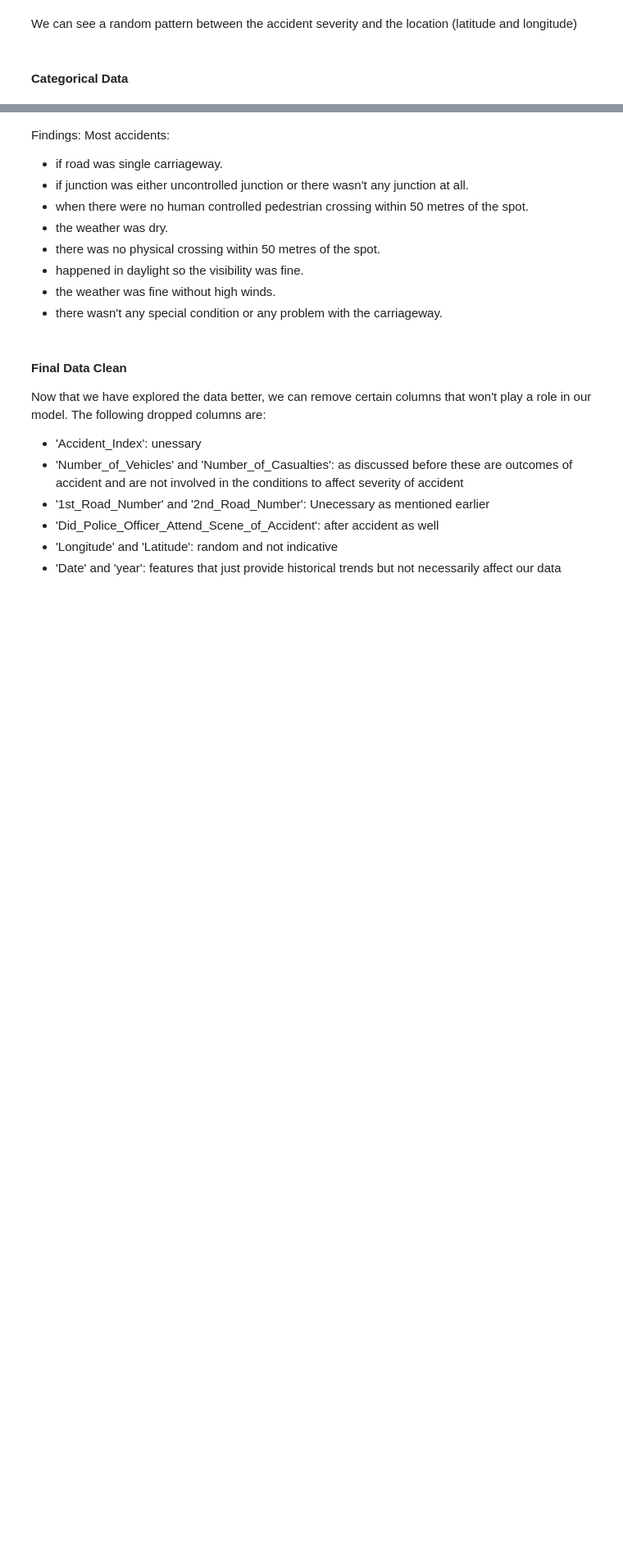
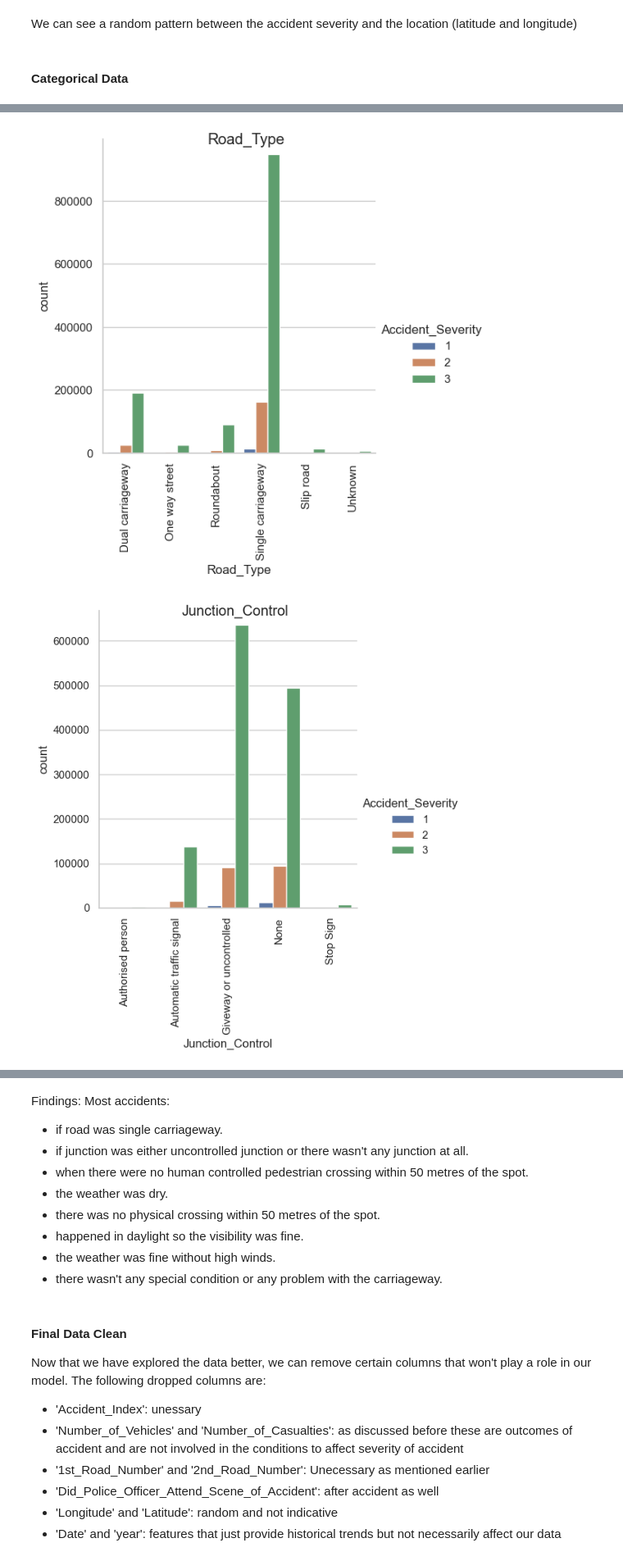
Before and after one commit to jppalero/Traffic_Safety_ML, a Jupyter notebook: model.ipynb, the cells around one changed output, grey strips where cells are left out. Shown at 82% size. Saved outputs shown, nothing was run; the diff lists cells and outputs as text; code cells hidden in the pictures; blank space fills up the shorter version.

```diff
--- a/model.ipynb
+++ b/model.ipynb
@@ -269,21 +270,3 @@ plt.show()
 We can see a random pattern between the accident severity and the location (latitude and longitude)
 # %% [markdown]
 #### Categorical Data
-# %%
-# Visualize Categorial Data
-def cnt_plot(data, col):
-
-  plt.figure(figsize=(10, 7))
-  sns.countplot(y=col, data=data,palette='rainbow')
-  plt.show()
-
-  print('\n')
-
-cnt_lst1 = ['Road_Type', 'Junction_Control',
-           'Pedestrian_Crossing-Human_Control',
-           'Road_Surface_Conditions','Pedestrian_Crossing-Physical_Facilities', 'Light_Conditions',
-            'Weather_Conditions',
-            'Special_Conditions_at_Site', 'Carriageway_Hazards']
-
-for col in cnt_lst1:
-  cnt_plot(dataset, col)
@@ -299,0 +273,21 @@ for col in cnt_lst1:
+# %%
+import matplotlib.pyplot as plt
+import seaborn as sns
+
+# Define the list of categorical variables
+cat_cols = ['Road_Type', 'Junction_Control', 'Pedestrian_Crossing-Human_Control', 'Road_Surface_Conditions',
+            'Pedestrian_Crossing-Physical_Facilities', 'Light_Conditions', 'Weather_Conditions',
+            'Special_Conditions_at_Site', 'Carriageway_Hazards']
+
+# Loop through each categorical variable and plot a bar chart for each accident severity level
+for col in cat_cols:
+    # Group the data by the categorical variable and accident severity level and count the frequency
+    grouped_data = dataset.groupby(['Accident_Severity', col]).size().reset_index(name='count')
+    # Plot the bar chart
+    g = sns.catplot(x=col, y='count', hue='Accident_Severity', data=grouped_data, kind='bar')
+    g.fig.suptitle(col)
+    plt.xticks(rotation=90)
+    plt.show()
+# %% [output]
+[figure, added]
+[figure, added]
```
Also changed, not shown: parts of 38 cells of this notebook.
